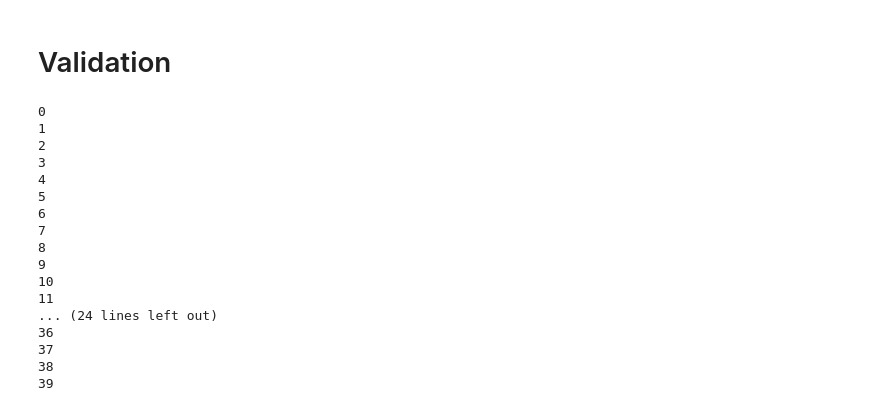
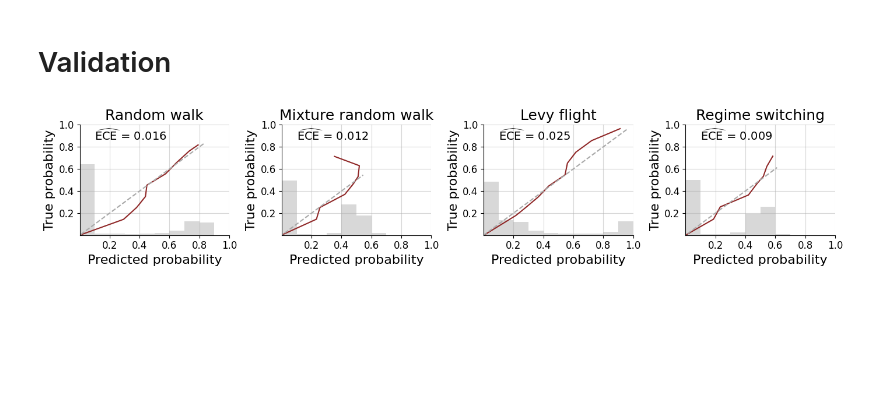
Before and after one commit to bayesflow-org/Non-Stationary-DDM-Validation, a Jupyter notebook: applications/model_comparison/notebooks/02_model_comparison.ipynb, the cells around one changed output. Drawn from its saved outputs; the diff is of its cells as text; code cells hidden in the pictures; blank space fills up the shorter version.

Commit message:
update model comp

```diff
--- a/applications/model_comparison/notebooks/02_model_comparison.ipynb
+++ b/applications/model_comparison/notebooks/02_model_comparison.ipynb
@@ -71,22 +71,3 @@ for i in range(len(chunks)-1):
         model_probs[(chunks[i]*4):(chunks[i+1]*4)] = experiment.amortizer.posterior_probs(
             tmp_validation_data_configured
         )
-    print(i)
-# %% [output]
-0
-1
-2
-3
-4
-5
-6
-7
-8
-9
-10
-11
-... (24 lines left out)
-36
-37
-38
-39
@@ -95,12 +74,16 @@ validation_data_configured = configurator(validation_data)
+# %%
+model_indices = tf.one_hot(np.tile(np.repeat([0, 1, 2, 3], 200), 50), 4)
 # %%
 cal_curves = beef.diagnostics.plot_calibration_curves(
-    true_models=validation_data_configured['model_indices'],
+    true_models=model_indices,
     pred_models=model_probs,
     model_names=['Random walk',
                  'Mixture random walk',
                  'Levy flight',
                  'Regime switching'],
     fig_size=(14, 3)
 )
+# %% [output]
+[figure, added]
 # %%
 confusion_matrix = beef.diagnostics.plot_confusion_matrix(
```
Also changed, not shown: parts of 2 cells of this notebook, 1 other file.
